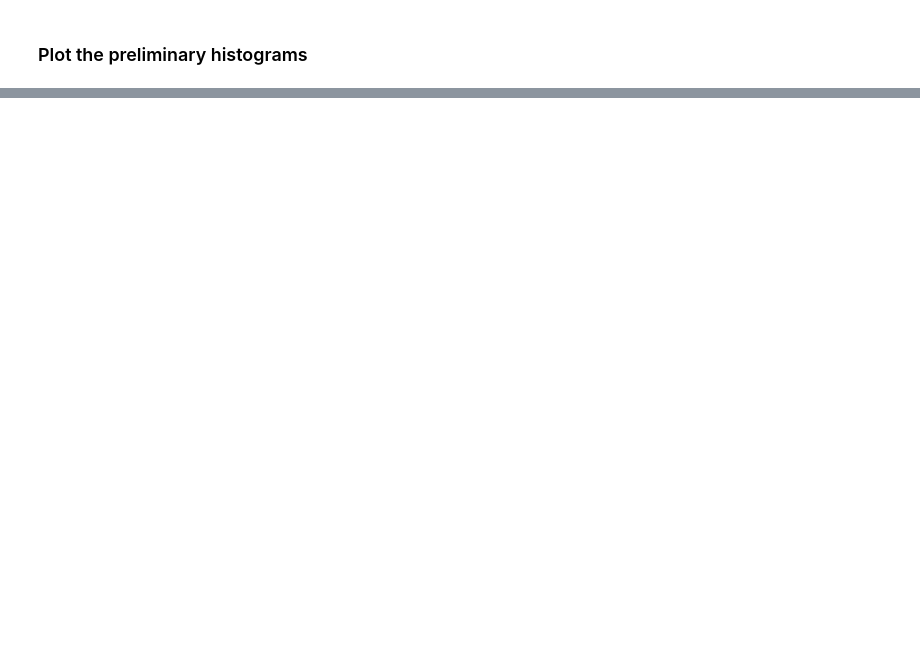
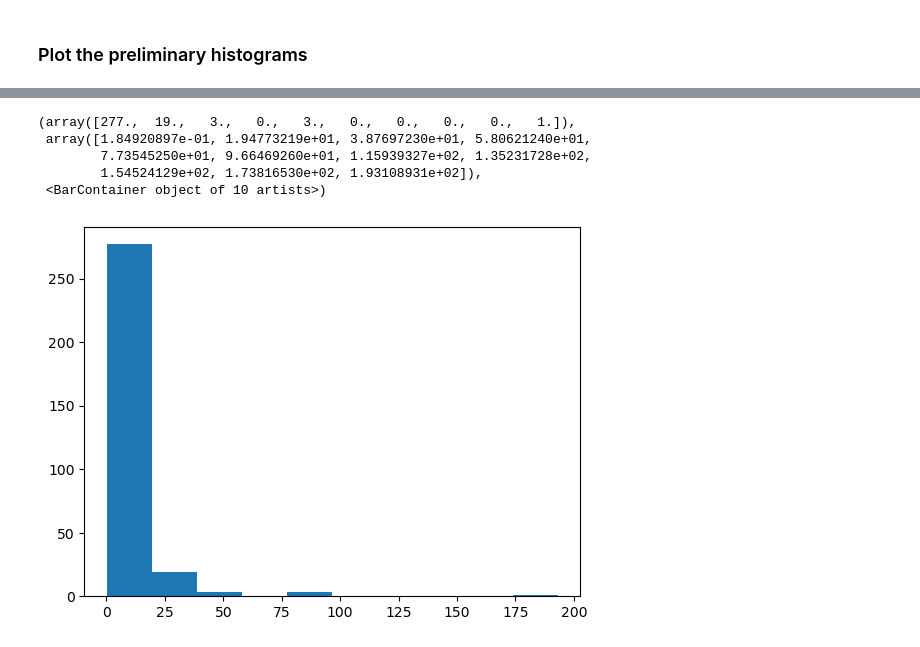
Before and after one commit to vicky-playground/EHR-GDP, a Jupyter notebook: city_comparison_code/EHR City Corrolation.ipynb, the cells around one changed output, grey strips where cells are left out. Drawn from its saved outputs; the diff is of its cells as text; code cells hidden in the pictures; blank space fills up the shorter version.

```diff
--- a/city_comparison_code/EHR City Corrolation.ipynb
+++ b/city_comparison_code/EHR City Corrolation.ipynb
@@ -166,0 +234,6 @@ plt.hist(df_provider_city_last['EHR Per Capita'], bins=5000)
+# %%
+Q1 = np.percentile(df_provider_city_last['Expenditures Per Capita'], 25)
+Q3 = np.percentile(df_provider_city_last['Expenditures Per Capita'], 75)
+# %%
+df_provider_city_last_iqr = df_provider_city_last.loc[df_provider_city_last['Expenditures Per Capita'] > Q1]
+df_provider_city_last_iqr = df_provider_city_last.loc[df_provider_city_last['Expenditures Per Capita'] < Q3]
@@ -166,0 +266,9 @@ plt.hist(df_provider_city_last['EHR Per Capita'], bins=5000)
+# %%
+plt.hist(df_provider_city_last_iqr['EHR Per Capita'])
+# %% [output]
+(array([277.,  19.,   3.,   0.,   3.,   0.,   0.,   0.,   0.,   1.]),
+ array([1.84920897e-01, 1.94773219e+01, 3.87697230e+01, 5.80621240e+01,
+        7.73545250e+01, 9.66469260e+01, 1.15939327e+02, 1.35231728e+02,
+        1.54524129e+02, 1.73816530e+02, 1.93108931e+02]),
+ <BarContainer object of 10 artists>)
+[figure, added]
```
Also changed, not shown: parts of 39 cells of this notebook, 1 other file.
